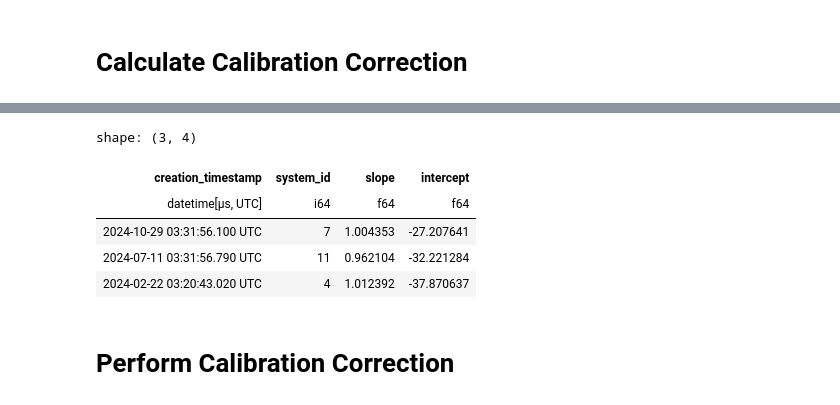
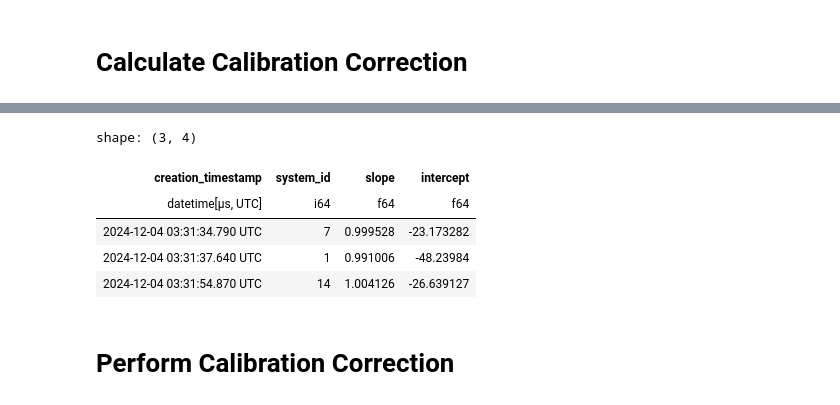
Before and after one commit to tum-esm/ACROPOLIS-data-processing, a Jupyter notebook: notebooks/processing_pipeline.ipynb, the cells around one changed output, grey strips where cells are left out. Drawn from its saved outputs; the diff is of its cells as text; code cells hidden in the pictures.

```diff
--- a/notebooks/processing_pipeline.ipynb
+++ b/notebooks/processing_pipeline.ipynb
@@ -23,11 +23,11 @@ outlier_removal = True
 # load calibration bottle concentrations (preprocessed)
 df_gas = pl.read_csv(os.path.join(DATA_DIRECTORY,"input", "averaged_gases.csv"))
 
-# load all local chunks for 2024
-year = 2024
 measurement_months = []
+paths = []
 
-paths = sorted(glob.glob(os.path.join(DATA_DIRECTORY, "download", "measurements", str(year), "*.parquet")), key=os.path.getmtime)
+for year in [2024,2025]:
+    paths += sorted(glob.glob(os.path.join(DATA_DIRECTORY, "download", "measurements", str(year), "*.parquet")), key=os.path.getmtime)
 
 for path in paths:
     measurement_months.append(pl.scan_parquet(path))
@@ -61,10 +61,10 @@ df_dry_calibration = df_raw.filter(pl.col("cal_gmp343_filtered") > 0) \
     .filter(pl.col("cal_bme280_pressure") > 0) \
     .with_columns(pl.col("cal_sht45_humidity").fill_null(0.0)) \
     .with_columns(pl.struct(['cal_gmp343_temperature','cal_sht45_humidity','cal_bme280_pressure'])
-    .map_elements(lambda x: apc.rh_to_molar_mixing(x['cal_sht45_humidity'],apc.absolute_temperature(x['cal_gmp343_temperature']),x['cal_bme280_pressure']*100)) \
+    .map_elements(lambda x: apc.rh_to_molar_mixing(x['cal_sht45_humidity'],apc.absolute_temperature(x['cal_gmp343_temperature']),x['cal_bme280_pressure']*100), return_dtype=pl.Float64) \
     .alias("cal_h2o_v%")) \
     .with_columns(pl.struct(['cal_gmp343_filtered','cal_gmp343_temperature','cal_sht45_humidity','cal_bme280_pressure']) \
-    .map_elements(lambda x: apc.calculate_co2dry(x['cal_gmp343_filtered'],x['cal_gmp343_temperature'],x['cal_sht45_humidity'],x['cal_bme280_pressure']*100))
+    .map_elements(lambda x: apc.calculate_co2dry(x['cal_gmp343_filtered'],x['cal_gmp343_temperature'],x['cal_sht45_humidity'],x['cal_bme280_pressure']*100), return_dtype=pl.Float64)
     .alias("cal_gmp343_dry")) \
     .select("creation_timestamp","system_id", '^cal_.*$') \
     .filter((pl.col("cal_bottle_id") > 0) & (pl.col("cal_bottle_id") <= df_gas["cal_bottle_id"].max())) \
@@ -103,7 +105,7 @@ df_1_m.write_parquet(os.path.join(DATA_DIRECTORY, "processed", "pipeline", "dry_
 # %% [markdown]
 # Calculate Calibration Correction
 # %%
-df_slope_intercept = df_dry_calibration.join(df_gas.cast({"cal_bottle_id": pl.Float64}), on = ["cal_bottle_id"], how= "left") \
+df_slope_intercept = df_dry_calibration.join(df_gas.cast({"cal_bottle_id": pl.Float64}), on = ["cal_bottle_id"], how= "left", coalesce=True) \
     .with_columns((pl.col("creation_timestamp").dt.date()).alias("date")) \
     .sort("date") \
     .group_by([pl.col("date"), pl.col("system_id"), pl.col("cal_bottle_id")]) \
@@ -112,7 +114,7 @@ df_slope_intercept = df_dry_calibration.join(df_gas.cast({"cal_bottle_id": pl.Fl
         pl.col("cal_bottle_CO2").last(),
         pl.col("creation_timestamp").last(),
         ]) \
-    .with_columns([pl.col("cal_gmp343_dry").map_elements(lambda x: cp.process_bottle(x))]) \
+    .with_columns([pl.col("cal_gmp343_dry").map_elements(lambda x: cp.process_bottle(x), return_dtype=pl.Float64)]) \
     .filter(pl.col("cal_gmp343_dry") > 0) \
     .sort(pl.col("cal_gmp343_dry")) \
     .group_by(["date", "system_id"]) \
@@ -129,4 +131,5 @@ df_slope_intercept = df_dry_calibration.join(df_gas.cast({"cal_bottle_id": pl.Fl
                    (pl.col("slope, intercept").list.last()).alias("intercept")
                    ]) \
     .select("creation_timestamp", "system_id", "slope", "intercept") \
-    .filter(pl.col("slope") > 0)
+    .filter(pl.col("slope") > 0) \
+    .sort("creation_timestamp")
@@ -133,12 +138,12 @@ df_slope_intercept = df_dry_calibration.join(df_gas.cast({"cal_bottle_id": pl.Fl
 # %%
-df_slope_intercept.head(3)
+df_slope_intercept.tail(3)
 # %% [output]
 shape: (3, 4)
 | creation_timestamp | system_id | slope | intercept |
 | datetime[μs, UTC] | i64 | f64 | f64 |
-| 2024-10-29 03:31:56.100 UTC | 7 | 1.004353 | -27.207641 |
-| 2024-07-11 03:31:56.790 UTC | 11 | 0.962104 | -32.221284 |
-| 2024-02-22 03:20:43.020 UTC | 4 | 1.012392 | -37.870637 |
+| 2024-12-04 03:31:34.790 UTC | 7 | 0.999528 | -23.173282 |
+| 2024-12-04 03:31:37.640 UTC | 1 | 0.991006 | -48.23984 |
+| 2024-12-04 03:31:54.870 UTC | 14 | 1.004126 | -26.639127 |
 # %%
 # safe results to parquet
 df_slope_intercept.write_parquet(os.path.join(DATA_DIRECTORY, "processed", "pipeline", "slope_intercept_acropolis.parquet"))
```
Also changed, not shown: parts of 9 cells of this notebook.
